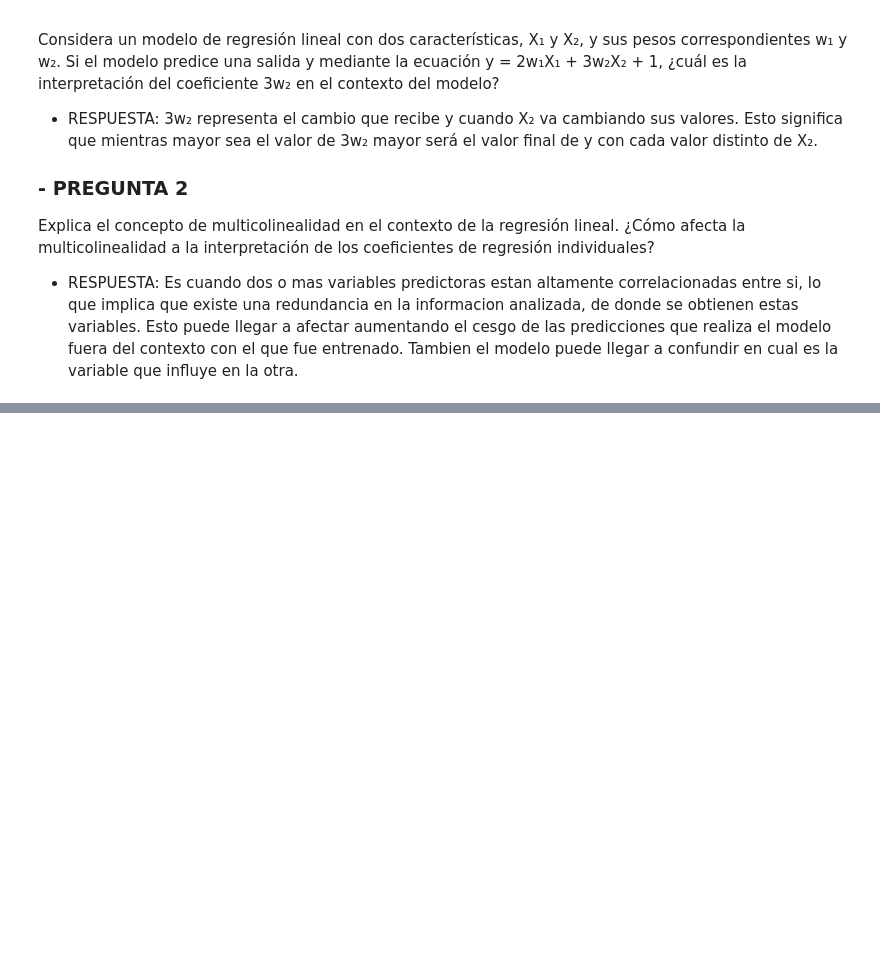
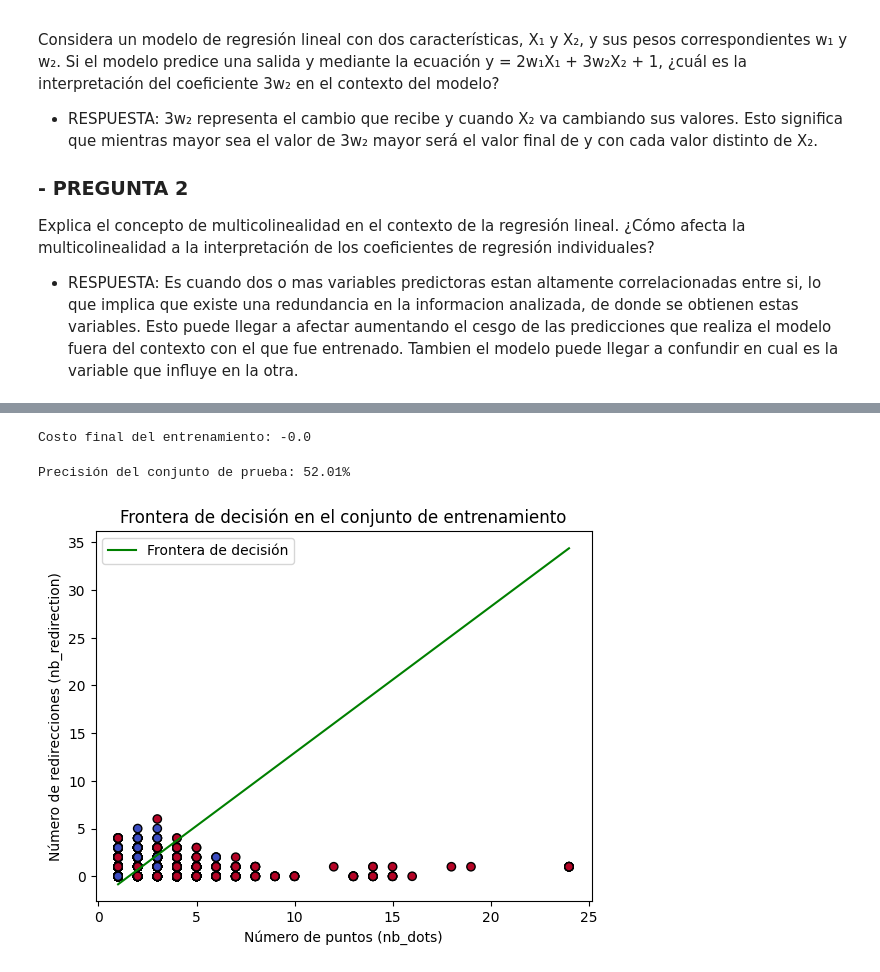
Before and after one commit to DiegoGarV/Lab01-IA, a Jupyter notebook: lab1.ipynb, the cells around one changed output, grey strips where cells are left out. Cells and saved outputs as stored; diff of their text form; code cells hidden in the pictures; blank space fills up the shorter version.

```diff
--- a/lab1.ipynb
+++ b/lab1.ipynb
@@ -31,0 +74,10 @@ dataset =
+# %%
+# Randomizar los datos y dividirlos en 80% de entrenamiento y 20% de test
+dataset_rnd = dataset.sample(frac=1, random_state=42)
+
+entrenamiento = int(0.8 * len(dataset_rnd))
+
+train_data = dataset_rnd.iloc[:entrenamiento] # Entrenamiento
+# print(train_data.head())
+test_data = dataset_rnd.iloc[entrenamiento:] # Test
+# print(test_data.head())
@@ -31,0 +120,45 @@ dataset =
+# %%
+# Conjunto para entrenamiento
+x_train = train_data[['nb_dots', 'nb_redirection']].values # se escogen solo dos parametros
+y_train = train_data['status_encoded'].values.reshape(-1, 1)
+
+# Conjunto para tests
+x_test = test_data[['nb_dots', 'nb_redirection']].values # se escogen solo dos parametros (mismos que el entrenamiento)
+y_test = test_data['status_encoded'].values.reshape(-1, 1)
+
+# Columna para el termino independiente
+x_train = np.hstack((np.ones((x_train.shape[0], 1)), x_train))
+x_test = np.hstack((np.ones((x_test.shape[0], 1)), x_test))
+# %%
+# Entrenamiento del modelo
+learning_rate = 0.01
+epochs = 1000
+theta, cost_history = train_log_reg(x_train, y_train, lr=learning_rate, epochs=epochs)
+print(f'Costo final del entrenamiento: {cost_history[-1]}')
+# %% [output]
+Costo final del entrenamiento: -0.0
+# %%
+# Evaluar modelo
+y_pred = predict(x_test, theta)
+
+# Precisión
+accuracy = np.mean(y_pred == y_test.flatten()) * 100
+print(f'Precisión del conjunto de prueba: {accuracy:.2f}%')
+# %% [output]
+Precisión del conjunto de prueba: 52.01%
+# %%
+# Visualización
+plt.scatter(train_data['nb_dots'], train_data['nb_redirection'], c=train_data['status_encoded'], cmap='coolwarm', edgecolors='k')
+
+x_values = [np.min(x_train[:, 1]), np.max(x_train[:, 1])]  # Rango de valores para nb_dots
+y_values = -(theta[0] + theta[1] * np.array(x_values)) / theta[2]  # nb_redirection
+
+plt.plot(x_values, y_values, label='Frontera de decisión', color='green')
+
+plt.xlabel('Número de puntos (nb_dots)')
+plt.ylabel('Número de redirecciones (nb_redirection)')
+plt.legend()
+plt.title('Frontera de decisión en el conjunto de entrenamiento')
+plt.show()
+# %% [output]
+[figure, added]
```
Also changed, not shown: parts of 13 cells of this notebook.
